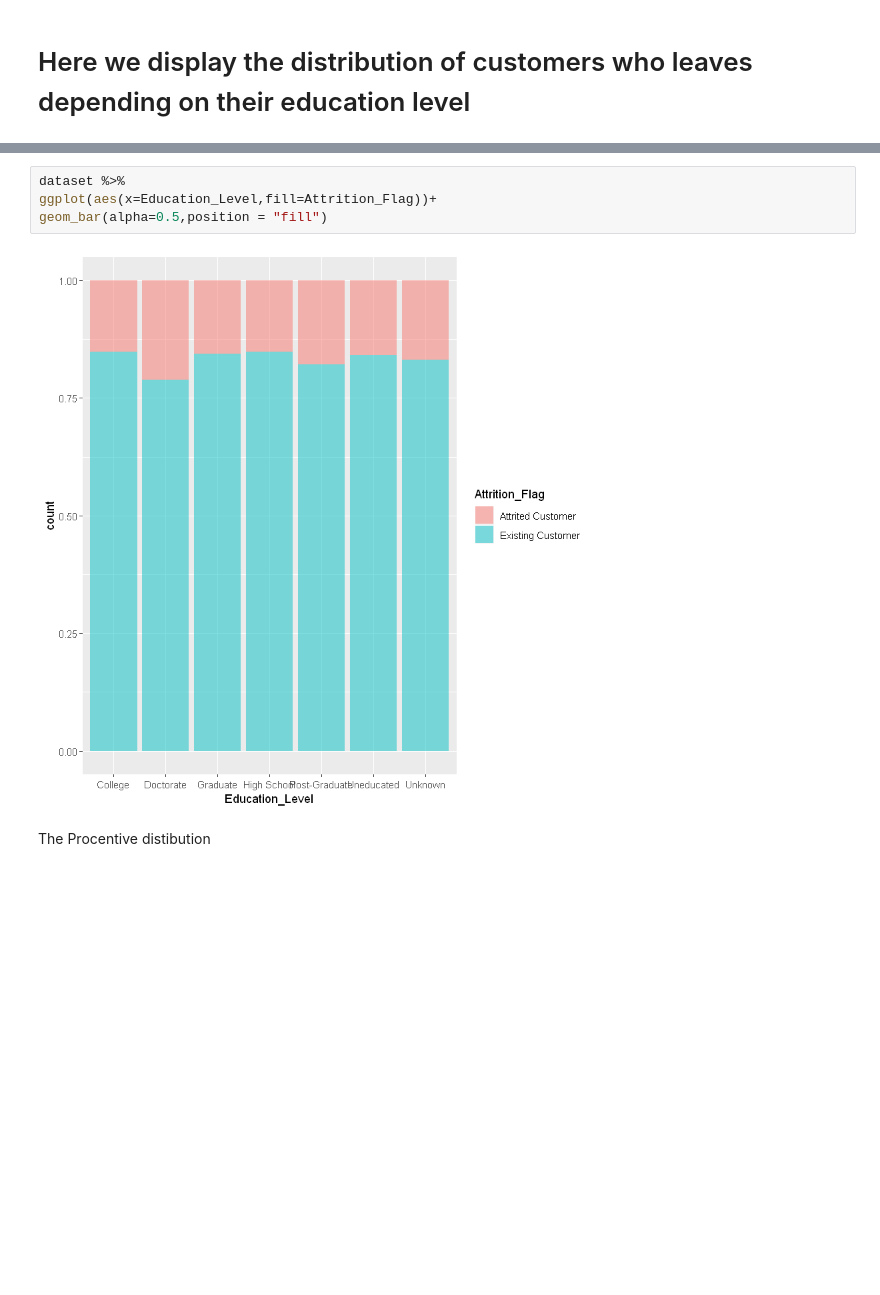
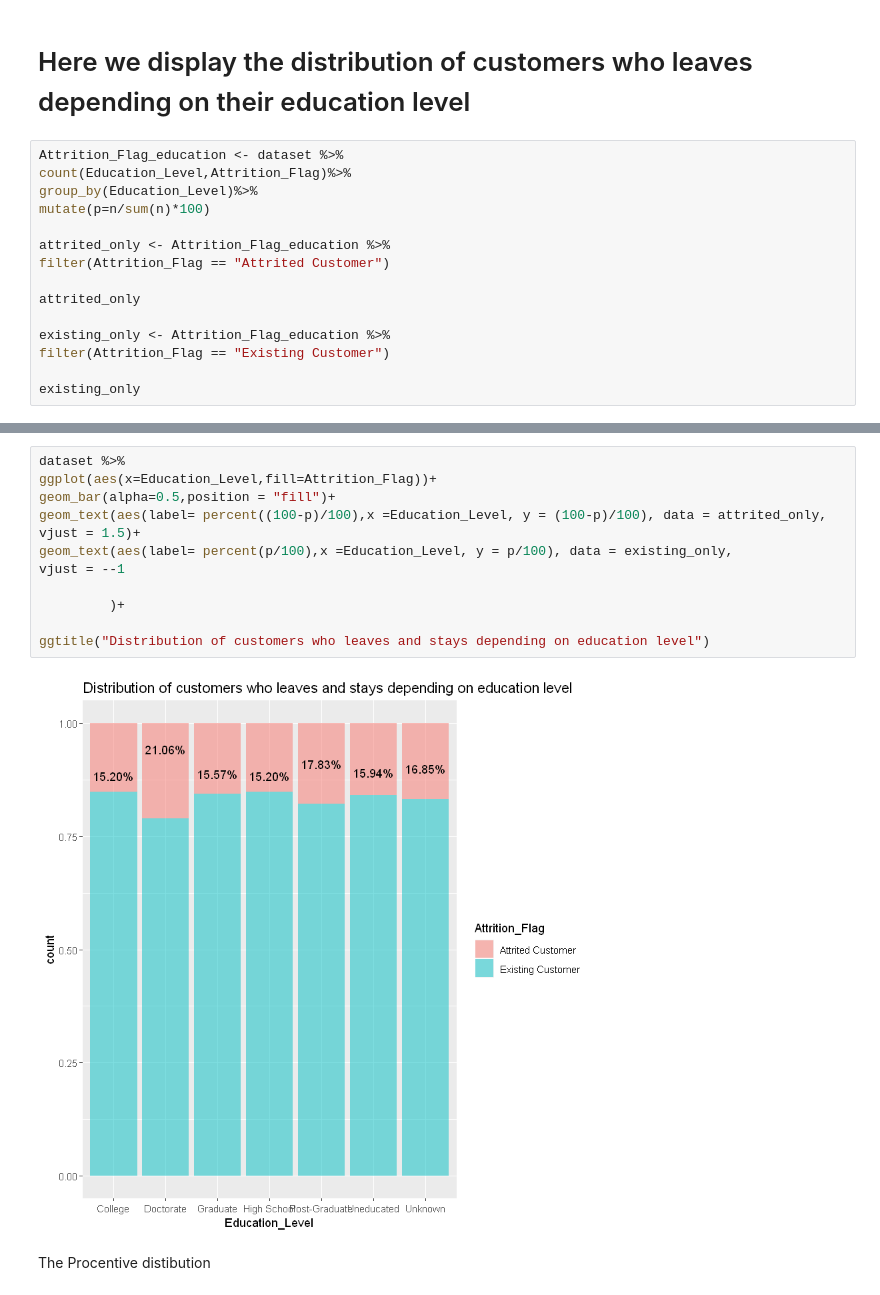
Before and after one commit to WeAreVR/Biba, a Jupyter notebook: BIBA.ipynb, the cells around one changed output, grey strips where cells are left out. Drawn from its saved outputs; the diff is of its cells as text; blank space fills up the shorter version.

```diff
--- a/BIBA.ipynb
+++ b/BIBA.ipynb
@@ -63,3 +69,18 @@ str(dataset)
  $ Avg_Utilization_Ratio   : num  0.061 0.105 0 0.76 0 0.311 0.066 0.048 0.113 0.144 ...
 # %% [markdown]
 # Here we display the distribution of customers who leaves depending on their education level
+# %%
+Attrition_Flag_education <- dataset %>%
+count(Education_Level,Attrition_Flag)%>%
+group_by(Education_Level)%>%
+mutate(p=n/sum(n)*100)
+
+attrited_only <- Attrition_Flag_education %>%
+filter(Attrition_Flag == "Attrited Customer")
+
+attrited_only
+
+existing_only <- Attrition_Flag_education %>%
+filter(Attrition_Flag == "Existing Customer")
+
+existing_only
@@ -66,8 +104,16 @@ str(dataset)
 # %%
 dataset %>%
 ggplot(aes(x=Education_Level,fill=Attrition_Flag))+
-geom_bar(alpha=0.5,position = "fill")
+geom_bar(alpha=0.5,position = "fill")+
+geom_text(aes(label= percent((100-p)/100),x =Education_Level, y = (100-p)/100), data = attrited_only,
+vjust = 1.5)+
+geom_text(aes(label= percent(p/100),x =Education_Level, y = p/100), data = existing_only,
+vjust = --1
+
+         )+
+
+ggtitle("Distribution of customers who leaves and stays depending on education level")
 # %% [output]
-[figure, old version]
+[figure, new version]
 # %% [markdown]
 The Procentive distibution
```
Also changed, not shown: parts of 3 cells of this notebook.
